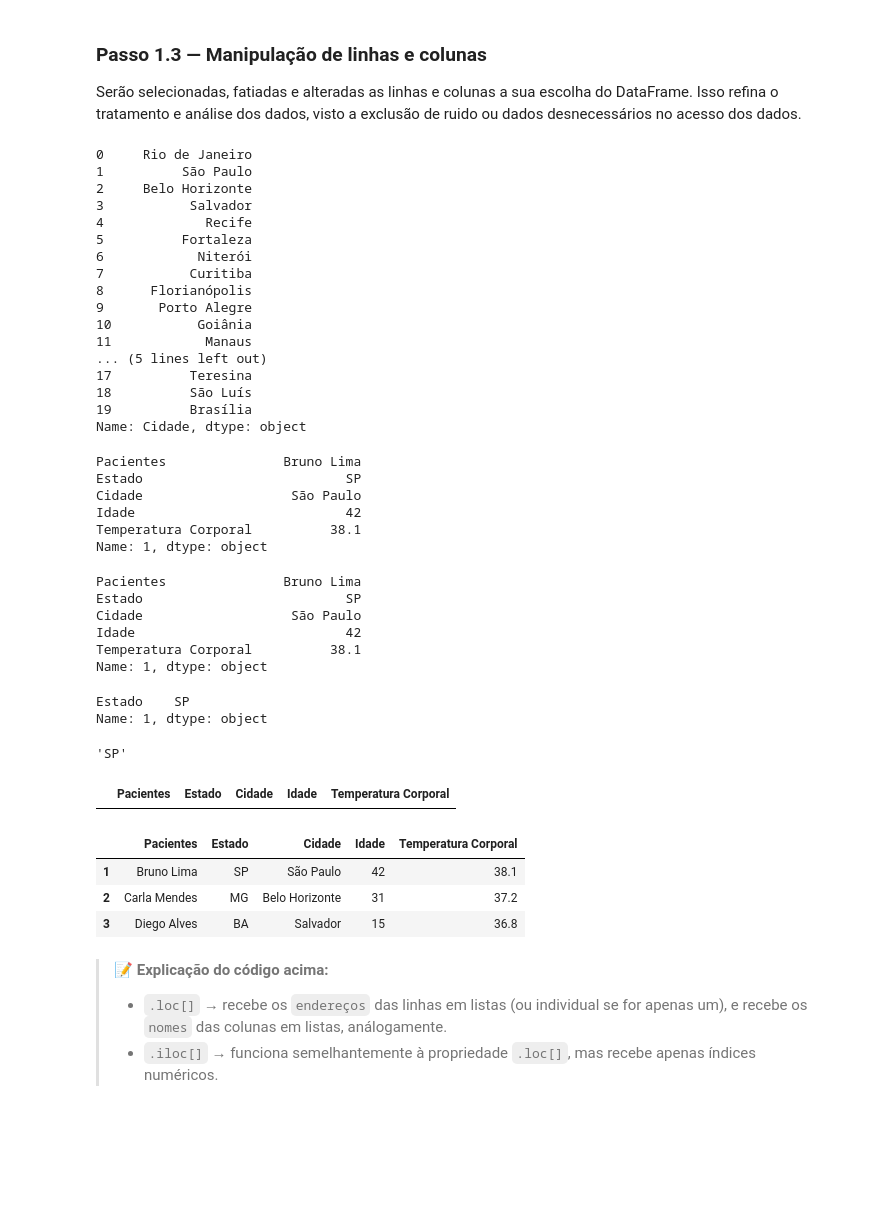
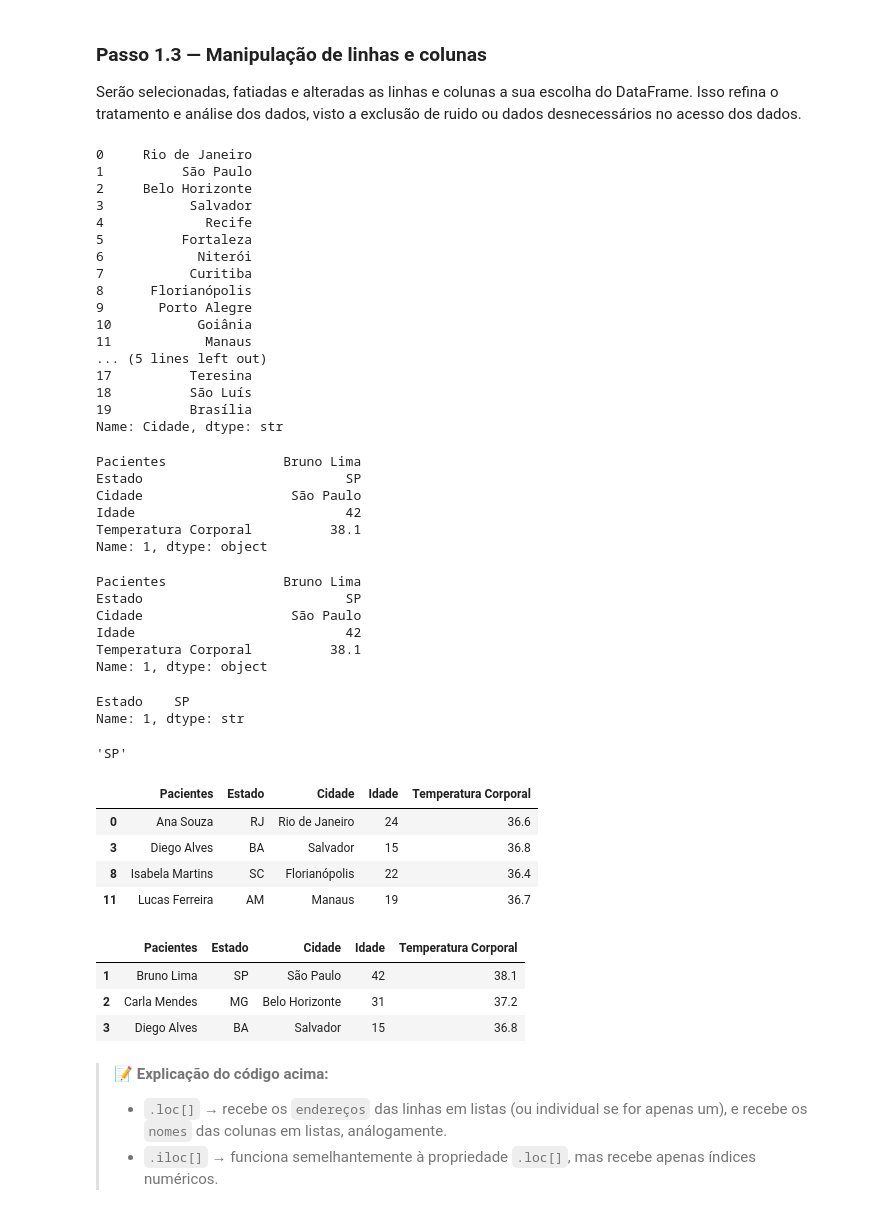
Before and after one commit to GustavoSC-impa/impytech_2026, a Jupyter notebook: aula_05/aula05_notebook_guiado.ipynb, the cells around one changed output. Saved outputs shown, nothing was run; the diff lists cells and outputs as text; code cells hidden in the pictures; blank space fills up the shorter version.

```diff
--- a/aula_05/aula05_notebook_guiado.ipynb
+++ b/aula_05/aula05_notebook_guiado.ipynb
@@ -174,10 +174,10 @@ display(estado_bruno_numero)
 print()     # Apenas quebra de linha, ignore
 
 # [PARTE 4] — Localizar conjuntos de dados
-criancas = Tabela[Tabela['Idade'] < 15] # Acessa na tabela todas as linhas em que aquela condição é True
+jovens = Tabela[Tabela['Idade'] < 25] # Acessa na tabela todas as linhas em que aquela condição é True
 miolo = Tabela.iloc[1:4]                # Pega um intervalo de linhas
 
-display(criancas)
+display(jovens)
 print()     # Apenas quebra de linha, ignore
 display(miolo)
 
@@ -188,35 +188,39 @@ display(miolo)
 1          São Paulo
 2     Belo Horizonte
 3           Salvador
 4             Recife
 5          Fortaleza
 6            Niterói
 7           Curitiba
 8      Florianópolis
 9       Porto Alegre
 10           Goiânia
 11            Manaus
 ... (5 lines left out)
 17          Teresina
 18          São Luís
 19          Brasília
-Name: Cidade, dtype: object
+Name: Cidade, dtype: str
 Pacientes               Bruno Lima
 Estado                          SP
 Cidade                   São Paulo
 Idade                           42
 Temperatura Corporal          38.1
 Name: 1, dtype: object
 Pacientes               Bruno Lima
 Estado                          SP
 Cidade                   São Paulo
 Idade                           42
 Temperatura Corporal          38.1
 Name: 1, dtype: object
 Estado    SP
-Name: 1, dtype: object
+Name: 1, dtype: str
 'SP'
 |  | Pacientes | Estado | Cidade | Idade | Temperatura Corporal |
+| 0 | Ana Souza | RJ | Rio de Janeiro | 24 | 36.6 |
+| 3 | Diego Alves | BA | Salvador | 15 | 36.8 |
+| 8 | Isabela Martins | SC | Florianópolis | 22 | 36.4 |
+| 11 | Lucas Ferreira | AM | Manaus | 19 | 36.7 |
 |  | Pacientes | Estado | Cidade | Idade | Temperatura Corporal |
 | 1 | Bruno Lima | SP | São Paulo | 42 | 38.1 |
 | 2 | Carla Mendes | MG | Belo Horizonte | 31 | 37.2 |
```
Also changed, not shown: parts of 12 cells of this notebook, 6 other files.
